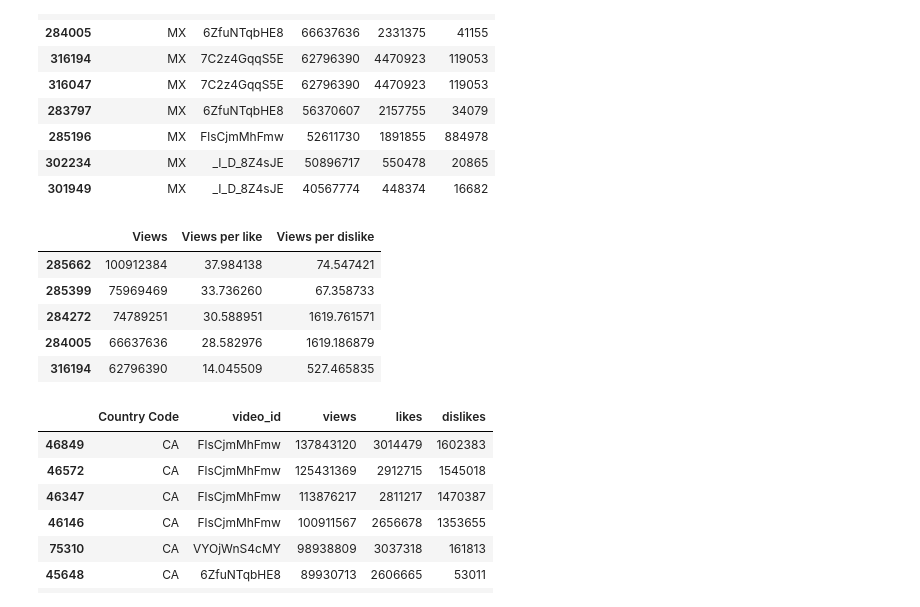
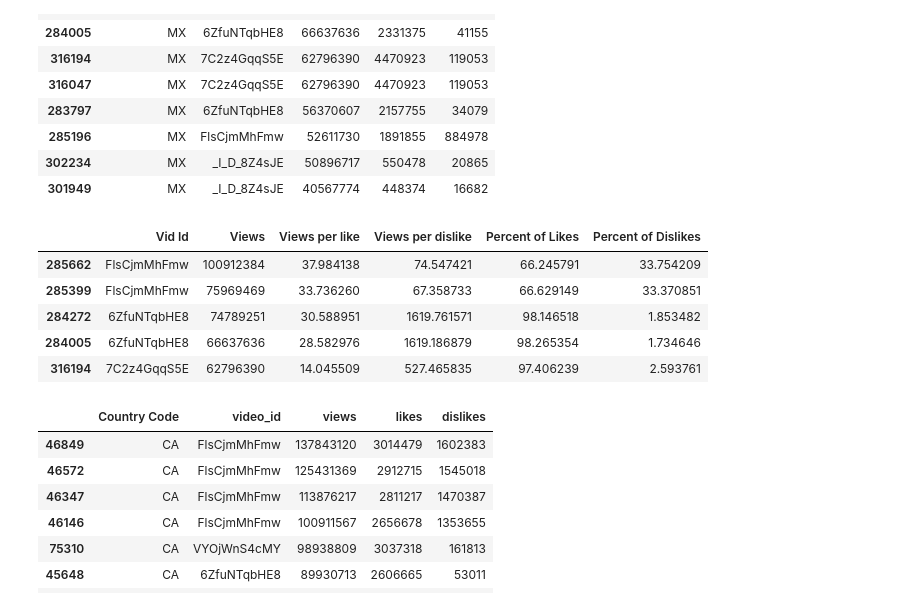
Before and after one commit to jherberg462/python-project, a Jupyter notebook: chis_analysis.ipynb, the cells around one changed output. Saved outputs shown, nothing was run; the diff lists cells and outputs as text; code cells hidden in the pictures.

```diff
--- a/chis_analysis.ipynb
+++ b/chis_analysis.ipynb
@@ -170,24 +172,26 @@ trending_mx.head(10)
 # %%
 likes = (trending_mx['views']/trending_mx['likes'])
 
 dislikes = (trending_mx['views']/trending_mx['dislikes'])
 view = trending_mx['views']
 
+vid_id = trending_mx["video_id"]
+total = (trending_mx['likes']+trending_mx['dislikes'])
+percent_likes = (trending_mx['likes'] /total) *100
+percent_dislikes = (trending_mx['dislikes'] /total) *100
 
-
-
-
-percentages = {"Views": view, "Views per like": likes, "Views per dislike": dislikes}
+percentages = {"Vid Id": vid_id, "Views": view, "Views per like": likes, "Views per dislike": dislikes, "Percent of Likes": percent_likes,
+               "Percent of Dislikes": percent_dislikes }
 
 percent_data = pd.DataFrame(percentages)
 percent_data.head()
 # %% [output]
-|  | Views | Views per like | Views per dislike |
-| 285662 | 100912384 | 37.984138 | 74.547421 |
-| 285399 | 75969469 | 33.736260 | 67.358733 |
-| 284272 | 74789251 | 30.588951 | 1619.761571 |
-| 284005 | 66637636 | 28.582976 | 1619.186879 |
-| 316194 | 62796390 | 14.045509 | 527.465835 |
+|  | Vid Id | Views | Views per like | Views per dislike | Percent of Likes | Percent of Dislikes |
+| 285662 | FlsCjmMhFmw | 100912384 | 37.984138 | 74.547421 | 66.245791 | 33.754209 |
+| 285399 | FlsCjmMhFmw | 75969469 | 33.736260 | 67.358733 | 66.629149 | 33.370851 |
+| 284272 | 6ZfuNTqbHE8 | 74789251 | 30.588951 | 1619.761571 | 98.146518 | 1.853482 |
+| 284005 | 6ZfuNTqbHE8 | 66637636 | 28.582976 | 1619.186879 | 98.265354 | 1.734646 |
+| 316194 | 7C2z4GqqS5E | 62796390 | 14.045509 | 527.465835 | 97.406239 | 2.593761 |
 # %%
 trending_ca = data_ca.sort_values("views", axis=0, ascending=False)
 trending_ca.head(10)
```
Also changed, not shown: parts of 9 cells of this notebook.
